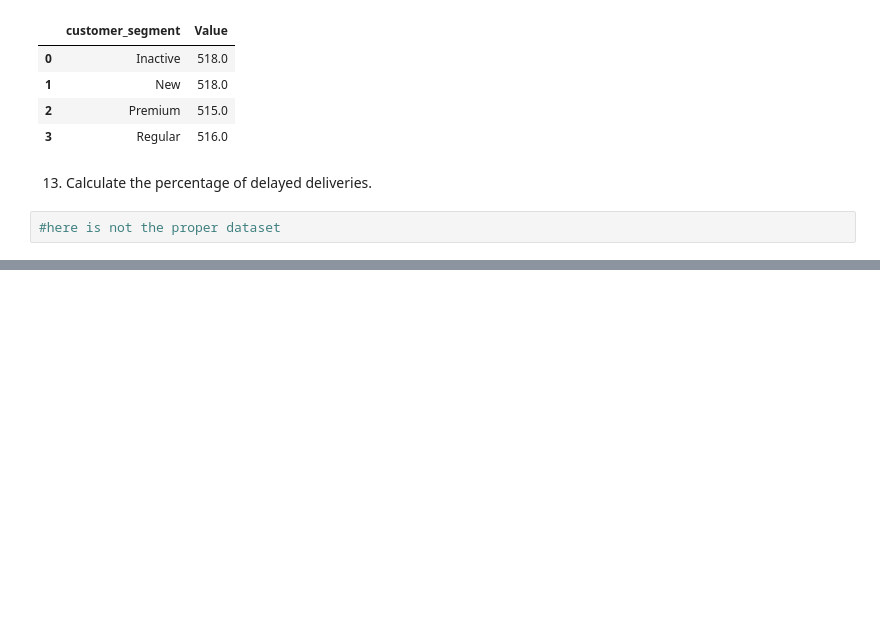
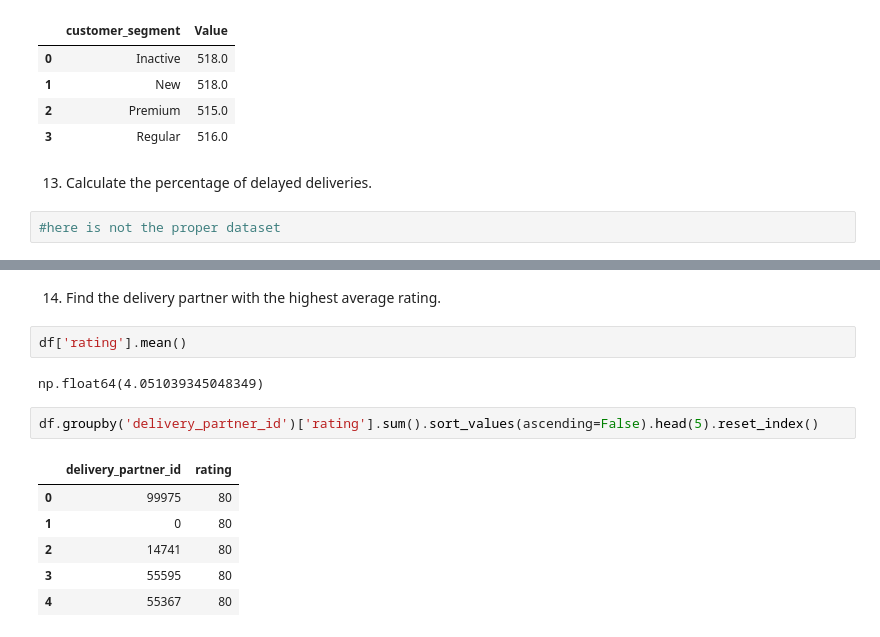
Before and after one commit to akxiit/Normal-Data-Visulization, a Jupyter notebook: notebooks/Sales-analysis/Master-table.ipynb, the cells around one changed output, grey strips where cells are left out. Drawn from its saved outputs; the diff is of its cells as text; blank space fills up the shorter version.

```diff
--- a/notebooks/Sales-analysis/Master-table.ipynb
+++ b/notebooks/Sales-analysis/Master-table.ipynb
@@ -190,0 +203,15 @@ df.groupby('customer_segment')['Value'].mean().reset_index().round()
+# %% [markdown]
+14. Find the delivery partner with the highest average rating.
+# %%
+df['rating'].mean()
+# %% [output]
+np.float64(4.051039345048349)
+# %%
+df.groupby('delivery_partner_id')['rating'].sum().sort_values(ascending=False).head(5).reset_index()
+# %% [output]
+|  | delivery_partner_id | rating |
+| 0 | 99975 | 80 |
+| 1 | 0 | 80 |
+| 2 | 14741 | 80 |
+| 3 | 55595 | 80 |
+| 4 | 55367 | 80 |
```
Also changed, not shown: parts of 1 cell of this notebook.
